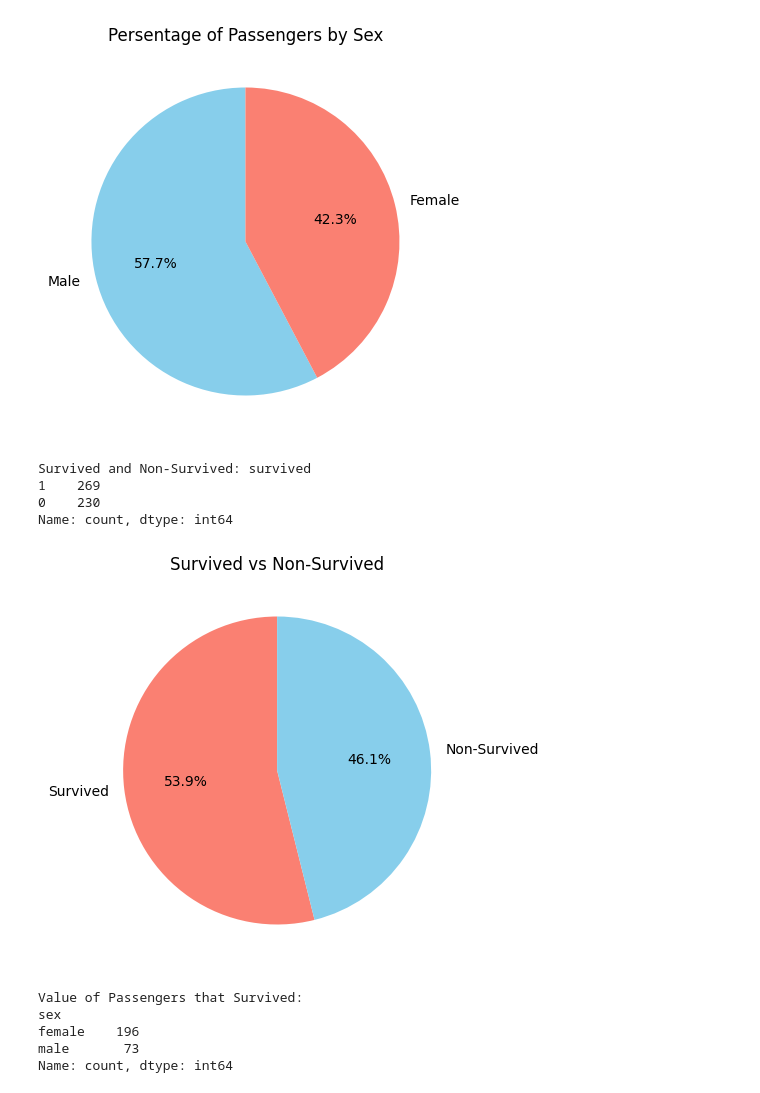
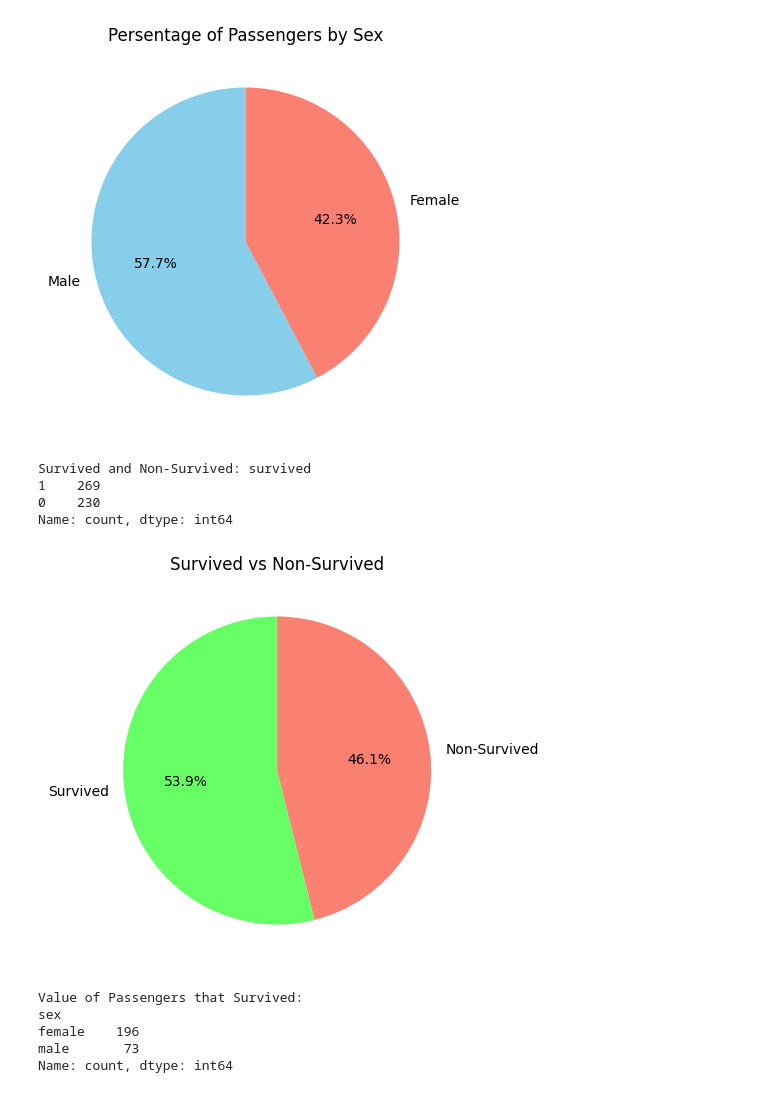
Before and after one commit to ally-sketch/DATA-SCIENCE-, a Jupyter notebook: Basic Python and Data Intelligence/Dibimbing/template_assignment.ipynb, the cells around one changed output. Saved outputs shown, nothing was run; the diff lists cells and outputs as text; code cells hidden in the pictures.

```diff
--- a/Basic Python and Data Intelligence/Dibimbing/template_assignment.ipynb
+++ b/Basic Python and Data Intelligence/Dibimbing/template_assignment.ipynb
@@ -304,16 +286,16 @@ Name: count, dtype: int64
 # %%
 print(f'Survived and Non-Survived: {df["survived"].value_counts()}')
 
 plt.figure(figsize=(10, 5))
-plt.pie(df['survived'].value_counts(), labels=['Survived', 'Non-Survived'], autopct='%1.1f%%', startangle=90, colors=['salmon', 'skyblue'])
+plt.pie(df['survived'].value_counts(), labels=['Survived', 'Non-Survived'], autopct='%1.1f%%', startangle=90, colors=['#66ff66', 'salmon'])
 plt.title('Survived vs Non-Survived')
 plt.show()
 # %% [output]
 Survived and Non-Survived: survived
 1    269
 0    230
 Name: count, dtype: int64
-[figure, old version]
+[figure, new version]
 # %%
 print(f'Value of Passengers that Survived:\n{df[df["survived"] == 1]["sex"].value_counts()}')
 
```
Also changed, not shown: parts of 2 cells of this notebook.
